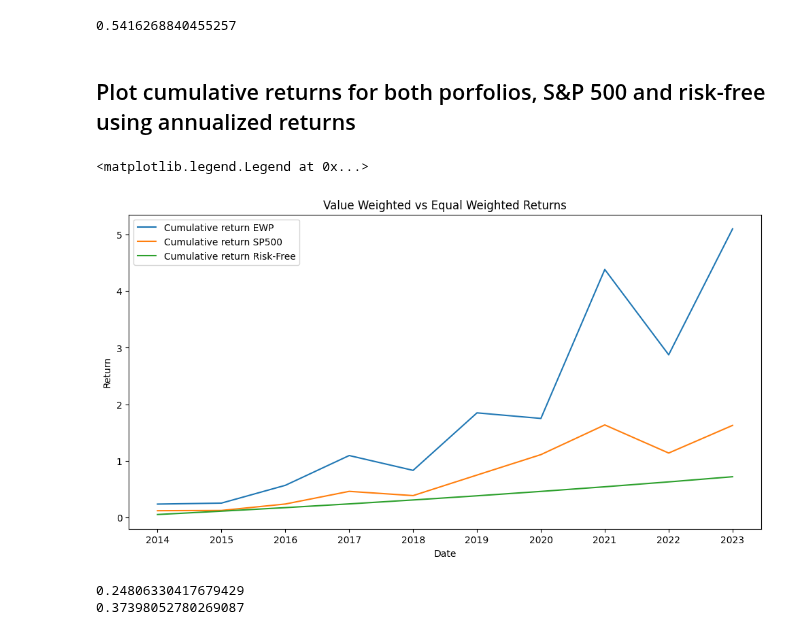
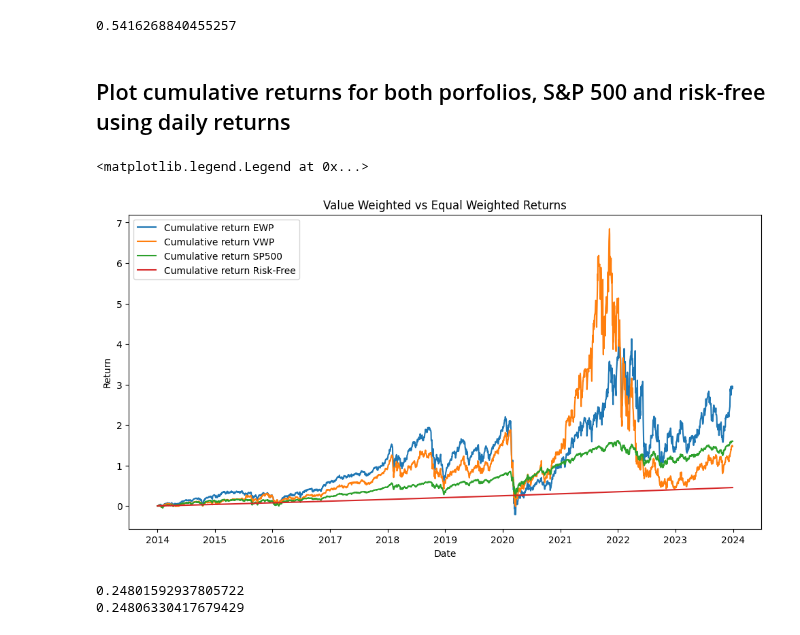
Before and after one commit to williankal/quant_fin, a Jupyter notebook: project1/part-A.ipynb, the cells around one changed output. Drawn from its saved outputs; the diff is of its cells as text; code cells hidden in the pictures.

Commit message:
part-A

```diff
--- a/project1/part-A.ipynb
+++ b/project1/part-A.ipynb
@@ -82,8 +84,0 @@ for i in range(len(dfs_by_month_year)-1):
-# %%
-# This is the value that we start with (100%)
-cumulative_value_VWP = 1
-
-for i in range(len(dfs_by_month_year)-1):
-    # For the value weight calculate all value_Weight, without rebalancing
-    df_specific_month_year = dfs_by_month_year[i]
-    # Pegar
@@ -90,12 +119,10 @@ for i in range(len(dfs_by_month_year)-1):
 # %%
 # Connecting all the dataframes
-new_df = pd.concat(dfs_by_month_year)
-new_df["Equal_Weight*Daily_Return"] = new_df["Equal_Weight"]*new_df["Daily_Return"]
 
-equal_weighted_return = new_df.groupby("Date")["Equal_Weight*Daily_Return"].sum()
-
+# This dataframe contains the daily return of both portfolios
 portfolios = pd.DataFrame({
-    "Daily_Return_with_Equal_Weighted_Portfolio": equal_weighted_return
+    "Daily_Return_with_Equal_Weighted_Portfolio": equal_weight_daily_returns(df),
+    "Daily_Return_with_Value_Weighted_Portfolio": value_weight_daily_returns(df)
 })
 
 portfolios.reset_index(inplace=True)
@@ -161,6 +190,9 @@ standard_deviation_return
 # %%
 # CHANGE THIS VALUE FOR A REAL VALUE
 risk_free_annual_rate = 0.0559
+risk_free_daily = ((risk_free_annual_rate + 1)/1)**(1/365)-1
+
+portfolios["risk_free_daily_return"] = risk_free_daily
 # %% [markdown]
 ## Sharpe Ratio and Information Ratio with annualized Average Return
 # %%
@@ -172,4 +204,4 @@ print(sharpe_ratio_EWP)
 # %% [output]
 0.5416268840455257
 # %% [markdown]
-## Plot cumulative returns for both porfolios, S&P 500 and risk-free using annualized returns
+## Plot cumulative returns for both porfolios, S&P 500 and risk-free using daily returns
@@ -182,26 +208,30 @@ returns_per_year["Annually_Return_with_SP500"] = annualized_dfSP500.to_list()
 # %%
-cumulative_returns_EWP = (returns_per_year["Annually_Return_EWP"]+1).cumprod() - 1
-cumulative_returns_RiskFree = (returns_per_year["Annually_Return_with_Risk_Free_Asset"]+1).cumprod() - 1
-cumulative_returns_SP500 = (returns_per_year["Annually_Return_with_SP500"]+1).cumprod() - 1
+cumulative_returns_EWP = (portfolios["Daily_Return_with_Equal_Weighted_Portfolio"]+1).cumprod() - 1
+cumulative_returns_VWP = (portfolios["Daily_Return_with_Value_Weighted_Portfolio"]+1).cumprod() - 1
+cumulative_returns_RiskFree = (portfolios["risk_free_daily_return"]+1).cumprod() - 1
+cumulative_returns_SP500 = (df_SP500["Daily_Return"]+1).cumprod() - 1
 
 plt.figure(figsize=(12, 6))
-plt.plot(returns_per_year["Date"], cumulative_returns_EWP, label="Cumulative return EWP")
-plt.plot(returns_per_year["Date"], cumulative_returns_SP500, label="Cumulative return SP500")
-plt.plot(returns_per_year["Date"], cumulative_returns_RiskFree, label="Cumulative return Risk-Free")
+plt.plot(portfolios["Date"], cumulative_returns_EWP, label="Cumulative return EWP")
+plt.plot(portfolios["Date"], cumulative_returns_VWP, label="Cumulative return VWP")
+plt.plot(portfolios["Date"], cumulative_returns_SP500, label="Cumulative return SP500")
+plt.plot(portfolios["Date"], cumulative_returns_RiskFree, label="Cumulative return Risk-Free")
 
 plt.title(f"Value Weighted vs Equal Weighted Returns")
 plt.xlabel("Date")
 plt.ylabel("Return")
 plt.legend()
 # %% [output]
 <matplotlib.legend.Legend at 0x...>
-[figure, old version]
+[figure, new version]
 # %%
+# This is to use in part B (I think)
 # Expected post Returns
-ex_post_return = returns_per_year["Annually_Return_EWP"].mean()
-risk = returns_per_year["Annually_Return_EWP"].std()
+ex_post_return = annualized_df["Average_Annual_Return_with_Equal_Weighted_Portfolio"].mean()
+print(portfolios["Daily_Return_with_Equal_Weighted_Portfolio"].mean()*252)
+# risk = returns_per_year["Annually_Return_EWP"].std()
 print(ex_post_return)
-print(risk)
+# print(risk)
 # %% [output]
+0.24801592937805722
 0.24806330417679429
-0.37398052780269087
```
Also changed, not shown: parts of 10 cells of this notebook.
